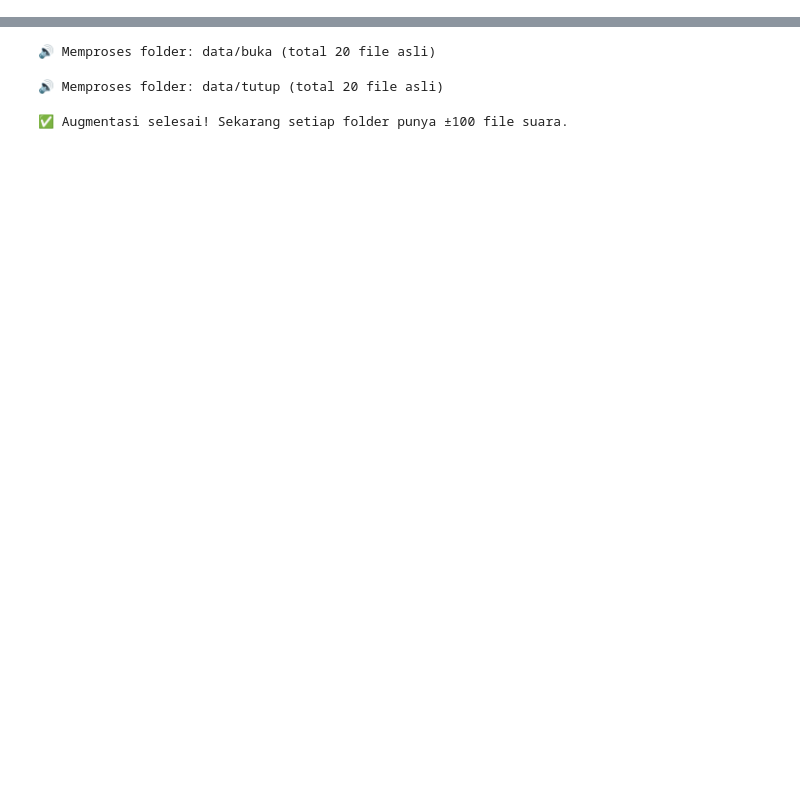
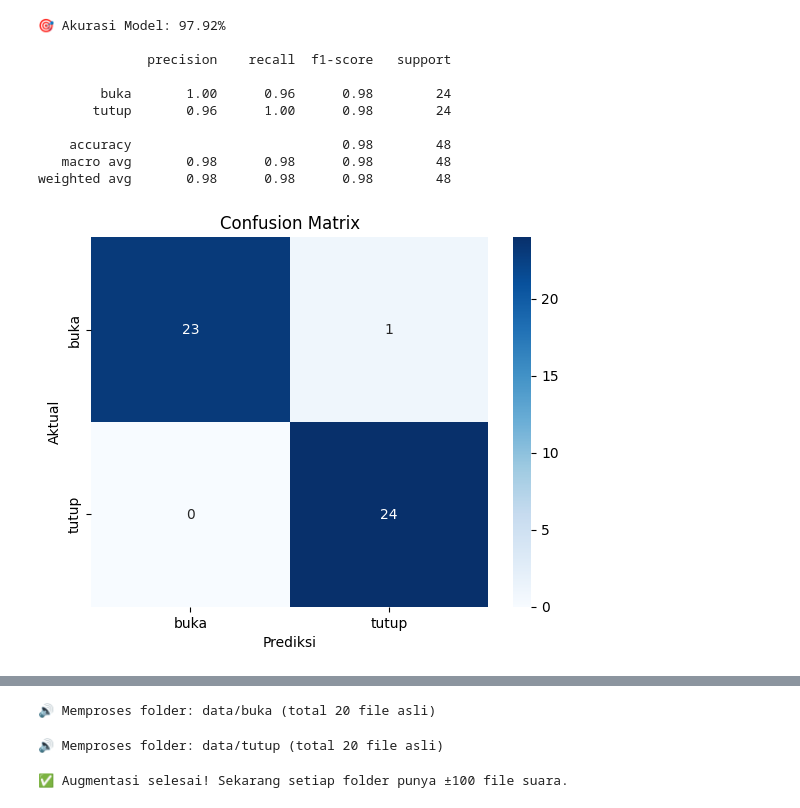
Before and after one commit to Angger23-155/PSD, a Jupyter notebook: tugas/suara_detection.ipynb, the cells around one changed output, grey strips where cells are left out. Drawn from its saved outputs; the diff is of its cells as text; code cells hidden in the pictures; blank space fills up the shorter version.

```diff
--- a/tugas/suara_detection.ipynb
+++ b/tugas/suara_detection.ipynb
@@ -23,2 +58,20 @@ Note: you may need to restart the kernel to use updated packages.
 # %%
-pip install pydub
+def extract_features(file_path):
+    y, sr = librosa.load(file_path, sr=None)
+    mfcc = librosa.feature.mfcc(y=y, sr=sr, n_mfcc=13)
+    mfcc_mean = np.mean(mfcc.T, axis=0)
+    return mfcc_mean
+
+X, y = [], []
+
+for label in ['buka', 'tutup']:
+    folder = f'data/{label}'
+    for file in os.listdir(folder):
+        if file.endswith('.wav'):
+            file_path = os.path.join(folder, file)
+            features = extract_features(file_path)
+            X.append(features)
+            y.append(label)
+
+X = np.array(X)
+y = np.array(y)
@@ -34,2 +90,8 @@ Successfully installed pydub-0.25.1
 # %%
-pip install ffmpeg
+encoder = LabelEncoder()
+y_encoded = encoder.fit_transform(y)
+
+scaler = StandardScaler()
+X_scaled = scaler.fit_transform(X)
+
+X_train, X_test, y_train, y_test = train_test_split(X_scaled, y_encoded, test_size=0.2, random_state=42, stratify=y_encoded)
@@ -51,0 +104,3 @@ Note: you may need to restart the kernel to use updated packages.
+# %%
+model = SVC(kernel='rbf', C=10, gamma='scale')
+model.fit(X_train, y_train)
@@ -51,0 +117,25 @@ Note: you may need to restart the kernel to use updated packages.
+# %%
+y_pred = model.predict(X_test)
+
+acc = accuracy_score(y_test, y_pred)
+print(f" Akurasi Model: {acc:.2%}\n")
+print(classification_report(y_test, y_pred, target_names=encoder.classes_))
+
+cm = confusion_matrix(y_test, y_pred)
+sns.heatmap(cm, annot=True, fmt='d', xticklabels=encoder.classes_, yticklabels=encoder.classes_, cmap='Blues')
+plt.title('Confusion Matrix')
+plt.xlabel('Prediksi')
+plt.ylabel('Aktual')
+plt.show()
+# %% [output]
+🎯 Akurasi Model: 97.92%
+
+              precision    recall  f1-score   support
+
+        buka       1.00      0.96      0.98        24
+       tutup       0.96      1.00      0.98        24
+
+    accuracy                           0.98        48
+   macro avg       0.98      0.98      0.98        48
+weighted avg       0.98      0.98      0.98        48
+[figure, added]
```
Also changed, not shown: parts of 18 cells of this notebook, 23 other files.
